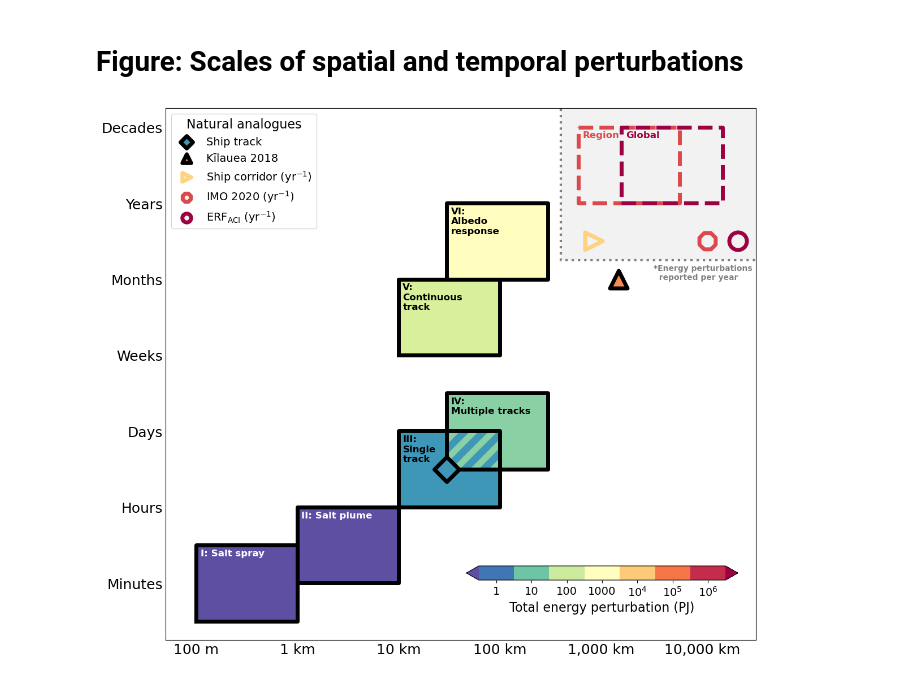
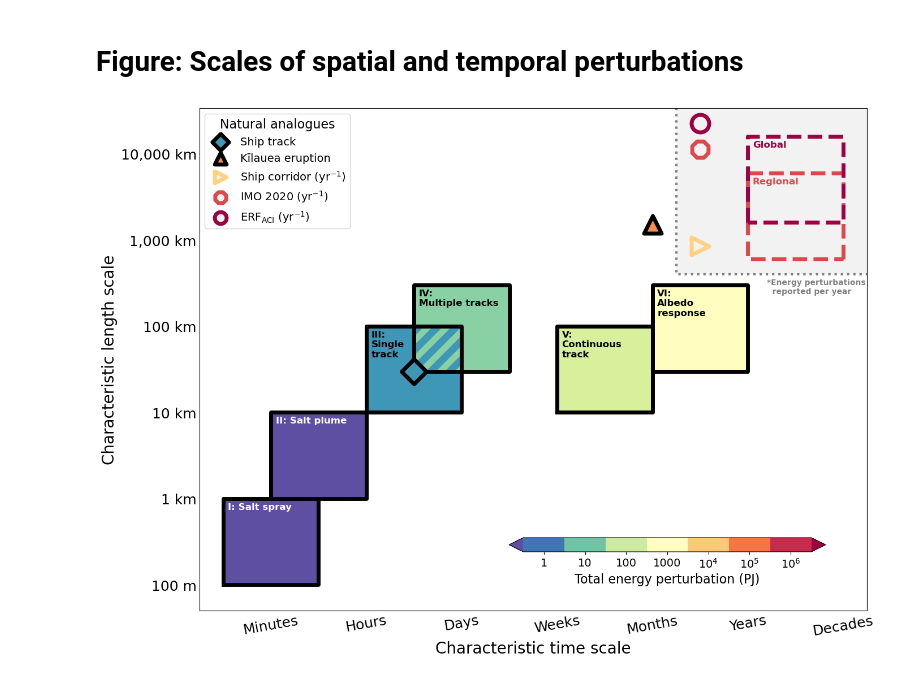
Before and after one commit to michael-s-diamond/MCBScales, a Jupyter notebook: MCBStudyScales.ipynb, the cells around one changed output. Drawn from its saved outputs; the diff is of its cells as text; code cells hidden in the pictures.

Commit message:
Add files via upload
Adding correct Figure 2 orientation

```diff
--- a/MCBStudyScales.ipynb
+++ b/MCBStudyScales.ipynb
@@ -617,7 +617,7 @@ ERFaci energy perturbation: 1.6e+07 PJ
 Figure: Scales of spatial and temporal perturbations
 ==
 # %%
-plt.figure(figsize=(12,10))
+plt.figure(figsize=(14,10))
 plt.clf()
 
 fs = 18
@@ -626,106 +626,103 @@ ax = plt.subplot(111)
 
 #Stage I: Salt sprayer
 norm = (1-7)/8
-plt.plot([100,1000,1000,100,100],[-.5,-.5,0.5,0.5,-.5],c='k',lw=5)
-plt.fill_between(np.array([100,1000]),2*[-0.5],2*[0.5],facecolor=cm.Spectral_r(norm))
-plt.text(1.1*100,-0.05+0.5,s='I: Salt spray',fontsize=fs-6,fontweight='bold',color='w',ha='left',va='top')
+plt.plot([-.5,-.5,0.5,0.5,-.5],[100,1000,1000,100,100],c='k',lw=5)
+plt.fill_betweenx(np.array([100,1000]),2*[-0.5],2*[0.5],facecolor=cm.Spectral_r(norm))
+plt.text(0.05-0.5,0.9*1000,s='I: Salt spray',fontsize=fs-6,fontweight='bold',color='w',ha='left',va='top')
 
 #Stage II: Salt plume
 norm = (1-4)/8
-plt.plot(np.array([1,10,10,1,1])*1000,[0,0,1,1,0],c='k',lw=5)
-plt.fill_between(np.array([1,10])*1000,2*[0],2*[1],facecolor=cm.Spectral_r(norm))
-plt.text(1.1*1*1000,-0.05+1,s='II: Salt plume',fontsize=fs-6,fontweight='bold',color='w',ha='left',va='top')
+plt.plot([0,0,1,1,0],np.array([1,10,10,1,1])*1000,c='k',lw=5)
+plt.fill_betweenx(np.array([1,10])*1000,2*[0],2*[1],facecolor=cm.Spectral_r(norm))
+plt.text(0.05+0,0.9*10*1000,s='II: Salt plume',fontsize=fs-6,fontweight='bold',color='w',ha='left',va='top')
 
 #Stage III: Single track
 norm = (1+0)/8
-plt.plot(np.array([10,100,100,10,10])*1000,[1,1,2,2,1],c='k',lw=5,ls='solid')
-plt.fill_between(np.array([10,100])*1000,2*[1],2*[2],facecolor=cm.Spectral_r(norm))
-plt.text(1.1*10*1000,-0.05+2,s='III:\nSingle\ntrack',fontsize=fs-6,fontweight='bold',color='k',ha='left',va='top')
+plt.plot([1,1,2,2,1],np.array([10,100,100,10,10])*1000,c='k',lw=5,ls='solid')
+plt.fill_betweenx(np.array([10,100])*1000,2*[1],2*[2],facecolor=cm.Spectral_r(norm))
+plt.text(0.05+1,0.9*100*1000,s='III:\nSingle\ntrack',fontsize=fs-6,fontweight='bold',color='k',ha='left',va='top')
 
 #Stage IV: Multiple tracks
 norm = (1+1)/8
-plt.plot(np.array([10,100,100,10,10])*3*1000,0.5+np.array([1,1,2,2,1]),c='k',lw=5,ls='solid')
-plt.fill_between(np.array([10,100])*3000,2*[1.5],2*[2.5],facecolor=cm.Spectral_r(norm),zorder=0)
-plt.fill_between(np.array([30,100])*1000,2*[1.5],2*[2],facecolor=cm.Spectral_r(norm),zorder=1,
+plt.plot(0.5+np.array([1,1,2,2,1]),np.array([10,100,100,10,10])*3*1000,c='k',lw=5,ls='solid')
+plt.fill_betweenx(np.array([10,100])*3000,2*[1.5],2*[2.5],facecolor=cm.Spectral_r(norm),zorder=0)
+plt.fill_betweenx(np.array([30,100])*1000,2*[1.5],2*[2],facecolor=cm.Spectral_r(norm),zorder=1,
                  hatch='/',hatch_linewidth=9,edgecolor=cm.Spectral_r(1/8)) #Overlap
-plt.text(1.1*10*3*1000,-0.05+2.5,s='IV:\nMultiple tracks',fontsize=fs-6,fontweight='bold',color='k',ha='left',va='top')
-
-#plt.text(1000,2,s='Discrete\nProcess\nStudies',fontsize=fs-4,fontweight='bold',color='k',ha='left',va='top')
+plt.text(0.05+1.5,0.9*100*3*1000,s='IV:\nMultiple tracks',fontsize=fs-6,fontweight='bold',color='k',ha='left',va='top')
 
 #Stage V: Continous track
 norm = (1+2)/8
-plt.plot(np.array([10,100,100,10,10])*1000,[3,3,4,4,3],c='k',lw=5,ls='solid')
-plt.fill_between(np.array([10,100])*1000,[3,3],[4,4],facecolor=cm.Spectral_r(norm))
-plt.text(1.1*10*1000,-0.05+4,s='V:\nContinuous\ntrack',fontsize=fs-6,fontweight='bold',color='k',ha='left',va='top')
+plt.plot([3,3,4,4,3],np.array([10,100,100,10,10])*1000,c='k',lw=5,ls='solid')
+plt.fill_betweenx(np.array([10,100])*1000,[3,3],[4,4],facecolor=cm.Spectral_r(norm))
+plt.text(0.05+3,0.9*100*1000,s='V:\nContinuous\ntrack',fontsize=fs-6,fontweight='bold',color='k',ha='left',va='top')
 
 #Stage VI: Albedo response test
 norm = (1+3)/8
-plt.plot(np.array([10,100,100,10,10])*3*1000,[4,4,5,5,4],c='k',lw=5,ls='solid')
-plt.fill_between(np.array([10,100])*3*1000,[4,4],[5,5],facecolor=cm.Spectral_r(norm))
-plt.text(1.1*10*3*1000,-0.05+5,s='VI:\nAlbedo\nresponse',fontsize=fs-6,fontweight='bold',color='k',ha='left',va='top')
-
-#plt.text(3*1000,4.5,s='Sustained\nExperiments',fontsize=fs-4,fontweight='bold',color='k',ha='left',va='center')
+plt.plot([4,4,5,5,4],np.array([10,100,100,10,10])*3*1000,c='k',lw=5,ls='solid')
+plt.fill_betweenx(np.array([10,100])*3*1000,[4,4],[5,5],facecolor=cm.Spectral_r(norm))
+plt.text(0.05+4,0.9*100*3*1000,s='VI:\nAlbedo\nresponse',fontsize=fs-6,fontweight='bold',color='k',ha='left',va='top')
 
 #Stage VII: Regional climate response trial
 norm = (1+6)/8
-plt.plot(np.array([1e3,1e4,1e4,1e3,1e3])*6*100,[6,6,5,5,6],c=cm.Spectral_r(norm),lw=5,ls='dashed')
-plt.text(1.1*1e3*6*100,-0.05+6,s='Region',fontsize=fs-6,fontweight='bold',color=cm.Spectral_r(norm),ha='left',va='top')
+plt.plot([6,6,5,5,6],np.array([1e3,1e4,1e4,1e3,1e3])*6*100,c=cm.Spectral_r(norm),lw=5,ls='dashed')
+plt.text(0.05+5,0.9*1e3*6*1000,s='Regional',fontsize=fs-6,fontweight='bold',color=cm.Spectral_r(norm),ha='left',va='top')
 
 #Stage VIII: Global climate response trial
 norm = (1+7)/8
-plt.plot(np.array([1e3,1e4,1e4,1e3,1e3])*1.6*1000,[5,5,6,6,5],c=cm.Spectral_r(norm),lw=5,ls='dashed')
-plt.text(1.1*1e3*1.6*1000,-0.05+6,s='Global',fontsize=fs-6,fontweight='bold',color=cm.Spectral_r(norm),ha='left',va='top')
-
-#plt.text(1e3*5*100,0.05+6,s='(Conditional) Deployment',fontsize=fs-4,fontweight='bold',color='k',ha='left',va='bottom')
+plt.plot([5,5,6,6,5],np.array([1e3,1e4,1e4,1e3,1e3])*1.6*1000,c=cm.Spectral_r(norm),lw=5,ls='dashed')
+plt.text(0.05+5,0.9*1e4*1.6*1000,s='Global',fontsize=fs-6,fontweight='bold',color=cm.Spectral_r(norm),ha='left',va='top')
 
 #Ship track
-plt.scatter(30000,1.5,s=500,edgecolor='k',lw=5,color=cm.Spectral_r((1+0)/8),marker='D',zorder=11,label='Ship track')
+plt.scatter(1.5,30000,s=500,edgecolor='k',lw=5,color=cm.Spectral_r((1+0)/8),marker='D',zorder=11,label='Ship track')
 
 #Kilauea natural experiment
-plt.scatter(15*100*1000,4,s=500,edgecolor='k',lw=5,marker='^',color=cm.Spectral_r((1+5)/8),label='Kīlauea 2018')
+plt.scatter(4,15*100*1000,s=500,edgecolor='k',lw=5,marker='^',color=cm.Spectral_r((1+5)/8),label='Kīlauea eruption')
 
 #SEA shipping corridor per year
-plt.scatter(850*1000,4.5,s=500,color='.95',lw=5,marker='>',edgecolor=cm.Spectral_r((1+4)/8),label=r'Ship corridor ($\mathrm{yr}^{-1}$)')
+plt.scatter(4.5,850*1000,s=500,color='.95',lw=5,marker='>',edgecolor=cm.Spectral_r((1+4)/8),label=r'Ship corridor ($\mathrm{yr}^{-1}$)')
 
 #IMO 2020 per year
-plt.scatter(np.sqrt(np.pi)*Re,4.5,s=500,color='.95',lw=5,marker='8',edgecolor=cm.Spectral_r((6+1)/8),label=r'IMO 2020 ($\mathrm{yr}^{-1}$)')
+plt.scatter(4.5,np.sqrt(np.pi)*Re,s=500,color='.95',lw=5,marker='8',edgecolor=cm.Spectral_r((6+1)/8),label=r'IMO 2020 ($\mathrm{yr}^{-1}$)')
 
 #Global ERFaci per year
-plt.scatter(2*np.sqrt(np.pi)*Re,4.5,s=500,color='.95',lw=5,marker='o',edgecolor=cm.Spectral_r((7+1)/8),label=r'$\mathrm{ERF_{ACI}}$ ($\mathrm{yr}^{-1}$)')
+plt.scatter(4.5,2*np.sqrt(np.pi)*Re,s=500,color='.95',lw=5,marker='o',edgecolor=cm.Spectral_r((7+1)/8),label=r'$\mathrm{ERF_{ACI}}$ ($\mathrm{yr}^{-1}$)')
 
 #Per year region
-plt.fill_between([400*1000,1e8],[4.25,4.25],[7,7],facecolor='.95',zorder=0)
-plt.plot([400*1000,400*1000,1e8,],[7,4.25,4.25],c='.5',lw=3,ls='dotted')
-plt.text(3300*1000,4.2,'*Energy perturbations\n  reported per year',color='.5',fontsize=fs-8,ha='left',va='top',fontweight='bold')
+plt.fill_betweenx([400*1000,1e8],[4.25,4.25],[7,7],facecolor='.95',zorder=0)
+plt.plot([7,4.25,4.25],[400*1000,400*1000,1e8],c='.5',lw=3,ls='dotted')
+plt.text(5.2,0.9*400*1000,'*Energy perturbations\n  reported per year',color='.5',fontsize=fs-8,ha='left',va='top',fontweight='bold')
 
-plt.xscale('log')
+plt.yscale('log')
 
-plt.ylim(-0.75,6.25)
-plt.xlim(50,1.5*2*np.sqrt(np.pi)*Re)
+plt.xlim(-0.75,6.25)
+plt.ylim(50,1.5*2*np.sqrt(np.pi)*Re)
 
-plt.yticks(np.arange(7),['Minutes','Hours','Days','Weeks','Months', 'Years','Decades'],fontsize=fs)
+plt.xticks(np.arange(7),['Minutes','Hours','Days','Weeks','Months', 'Years','Decades'],fontsize=fs,rotation=10)
 
 ax.tick_params(axis='both', length=0)
-ax.xaxis.set_major_locator(ticker.NullLocator())
-ax.xaxis.set_minor_locator(ticker.NullLocator())
-plt.xticks(list(10**np.arange(2,7+1)),['100 m','1 km','10 km','100 km','1,000 km','10,000 km'],fontsize=fs)
+ax.yaxis.set_major_locator(ticker.NullLocator())
+ax.yaxis.set_minor_locator(ticker.NullLocator())
+plt.yticks(list(10**np.arange(2,7+1)),['100 m','1 km','10 km','100 km','1,000 km','10,000 km'],fontsize=fs)
 
-plt.legend(frameon=True,fontsize=fs-4,loc=2,markerscale=0.5,title='Natural analogues',title_fontsize=fs-2)
+plt.ylabel('Characteristic length scale',fontsize=fs+2)
+plt.xlabel('Characteristic time scale',fontsize=fs+2)
+
+plt.legend(frameon=True,fontsize=fs-4,loc=2,markerscale=0.67,title='Natural analogues',title_fontsize=fs-2)
 
 #Colorbar inset
-cb_ax = plt.axes([0.55, 0.15, 0.4, 0.025])  # [left, bottom, width, height]
+cb_ax = plt.axes([0.525, 0.2, 0.4, 0.025])  # [left, bottom, width, height]
 #shading = plt.scatter(np.nan,np.nan,c=1,vmin=-1,vmax=7,cmap=cm.Spectral_r)
 shading = plt.contourf([np.nan,np.nan],[np.nan,np.nan],[[np.nan,np.nan],[np.nan,np.nan]],
                        levels=np.arange(0,7.01),
                        cmap = cm.Spectral_r,
                        extend='both')
 cbar = plt.colorbar(shading, cax=cb_ax, orientation='horizontal',extend='both',ticks=np.arange(.5,6.6))
 cbar.set_label('Total energy perturbation (PJ)',fontsize=fs-2)
 cbar.ax.set_xticklabels([1,10,100,1000,r'$10^4$',r'$10^5$',r'$10^6$'])
 cbar.ax.tick_params(labelsize=fs-4)
 
 plt.tight_layout()
 
 plt.show()
 # %% [output]
-[figure, old version]
+[figure, new version]
```
